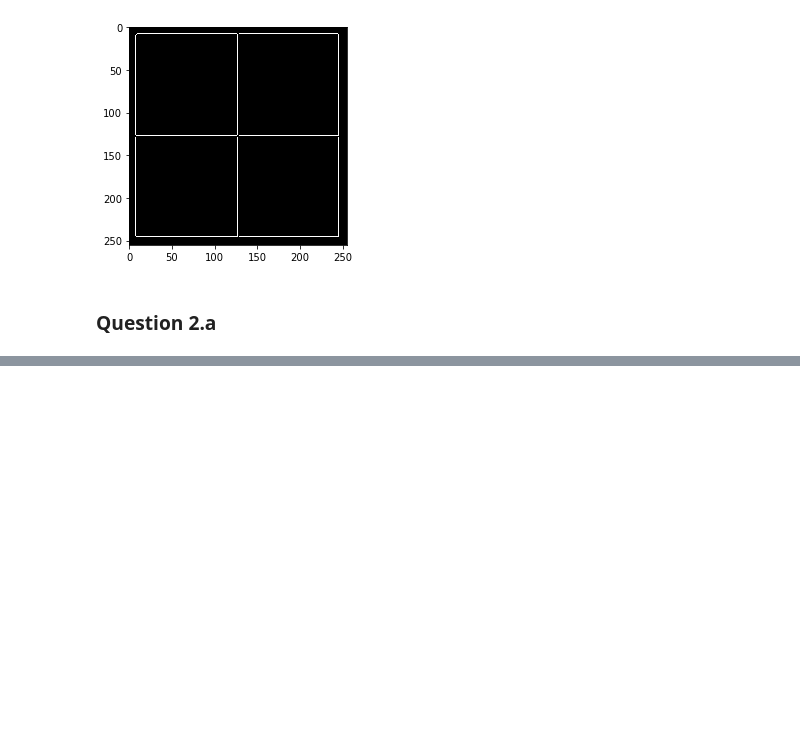
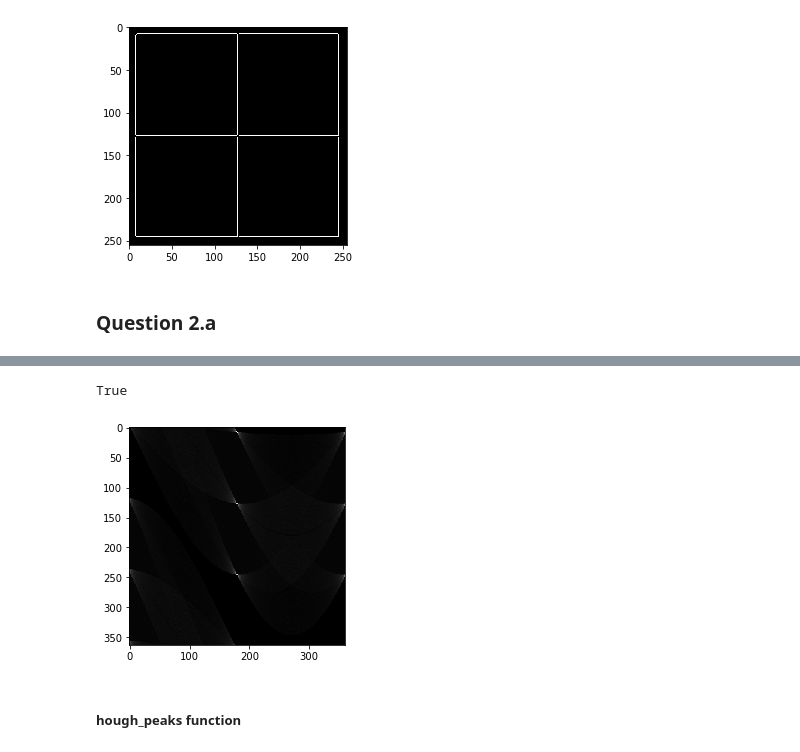
Before and after one commit to jtang10/intro2CV, a Jupyter notebook: ps1_octave_template/ps1.ipynb, the cells around one changed output, grey strips where cells are left out. Cells and saved outputs as stored; diff of their text form; code cells hidden in the pictures; blank space fills up the shorter version.

Commit message:
finished hough_lines_acc function

```diff
--- a/ps1_octave_template/ps1.ipynb
+++ b/ps1_octave_template/ps1.ipynb
@@ -36,5 +38,13 @@ True
 def hough_lines_acc(img_edges, theta_list=np.linspace(-89, 90, 180), rho_res=1):
     height, width = img_edges.shape
     rho_max = sqrt(height**2 + width**2)
-    rho_list = np.array(range(0, ceil(rho_max), rho_res))
+    rho_list = np.array(range(0, int(ceil(rho_max)), rho_res))
     H = np.zeros((len(rho_list), len(theta_list)))
+    edges = np.nonzero(img_edges)
+
+    for row, col in zip(*edges):
+        for theta_idx, theta in enumerate(theta_list):
+            rho = col * cos(theta * pi / 180) + row * sin(theta * pi / 180)
+            rho_idx = int(round(rho))
+            H[rho_idx, theta_idx] += 1
+    return H, theta_list, rho_list
@@ -44,0 +51,10 @@ H, theta, rho = hough_lines_acc(img_edges)
+# %%
+H, theta, rho = hough_lines_acc(img_edges, np.linspace(-89, 89, 360))
+Hnorm = H/(np.amax(H)) * 255  # Normalize
+plt.imshow(Hnorm, 'gray')
+cv2.imwrite('output/ps1-2-a-1.png', Hnorm)
+# %% [output]
+True
+[figure, added]
+# %% [markdown]
+##### hough_peaks function
```
Also changed, not shown: parts of 5 cells of this notebook, 9 other files.
